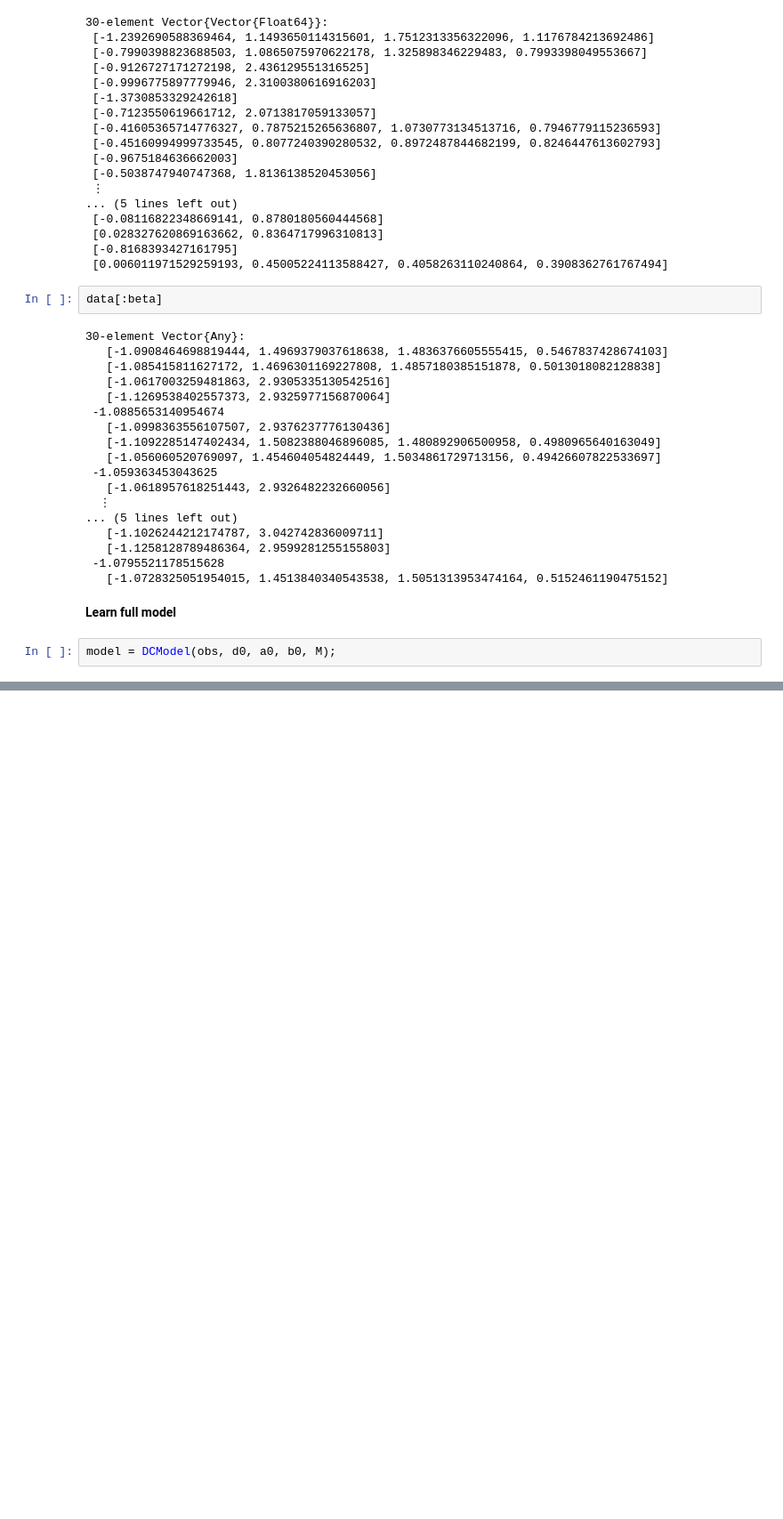
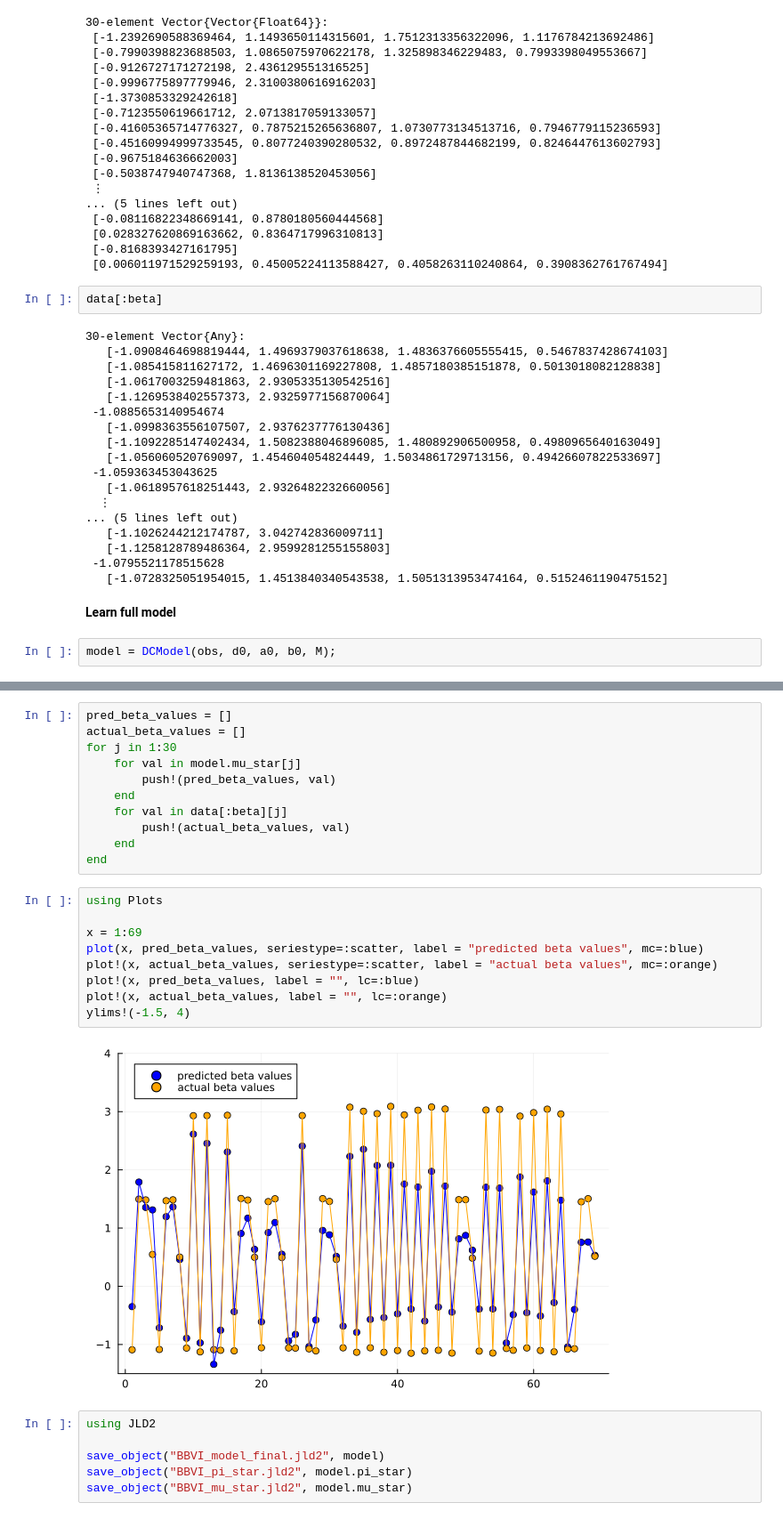
Before and after one commit to dc165/BBVI, a Jupyter notebook: DCM_model/BBVI for DCM.ipynb, the cells around one changed output, grey strips where cells are left out. Shown at 89% size. Cells and saved outputs as stored; diff of their text form; blank space fills up the shorter version.

Commit message:
DCM model finished

```diff
--- a/DCM_model/BBVI for DCM.ipynb
+++ b/DCM_model/BBVI for DCM.ipynb
@@ -315,0 +403,28 @@ mean(pred .== data[:skill])
+# %%
+pred_beta_values = []
+actual_beta_values = []
+for j in 1:30
+    for val in model.mu_star[j]
+        push!(pred_beta_values, val)
+    end
+    for val in data[:beta][j]
+        push!(actual_beta_values, val)
+    end
+end
+# %%
+using Plots
+
+x = 1:69
+plot(x, pred_beta_values, seriestype=:scatter, label = "predicted beta values", mc=:blue)
+plot!(x, actual_beta_values, seriestype=:scatter, label = "actual beta values", mc=:orange)
+plot!(x, pred_beta_values, label = "", lc=:blue)
+plot!(x, actual_beta_values, label = "", lc=:orange)
+ylims!(-1.5, 4)
+# %% [output]
+[figure, added]
+# %%
+using JLD2
+
+save_object("BBVI_model_final.jld2", model)
+save_object("BBVI_pi_star.jld2", model.pi_star)
+save_object("BBVI_mu_star.jld2", model.mu_star)
```
Also changed, not shown: parts of 17 cells of this notebook, 3 other files.
